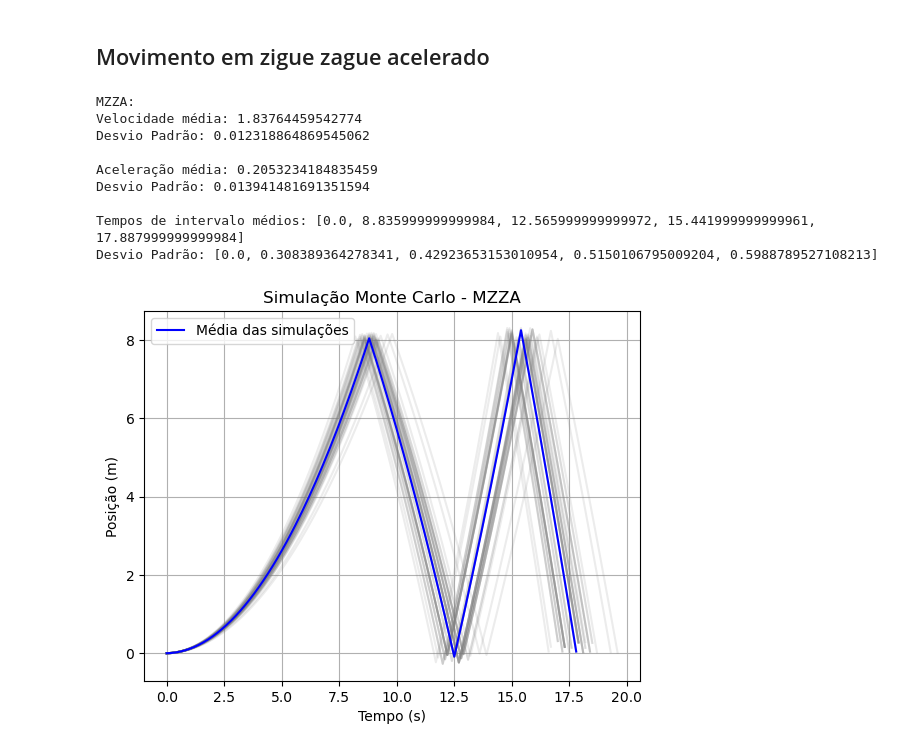
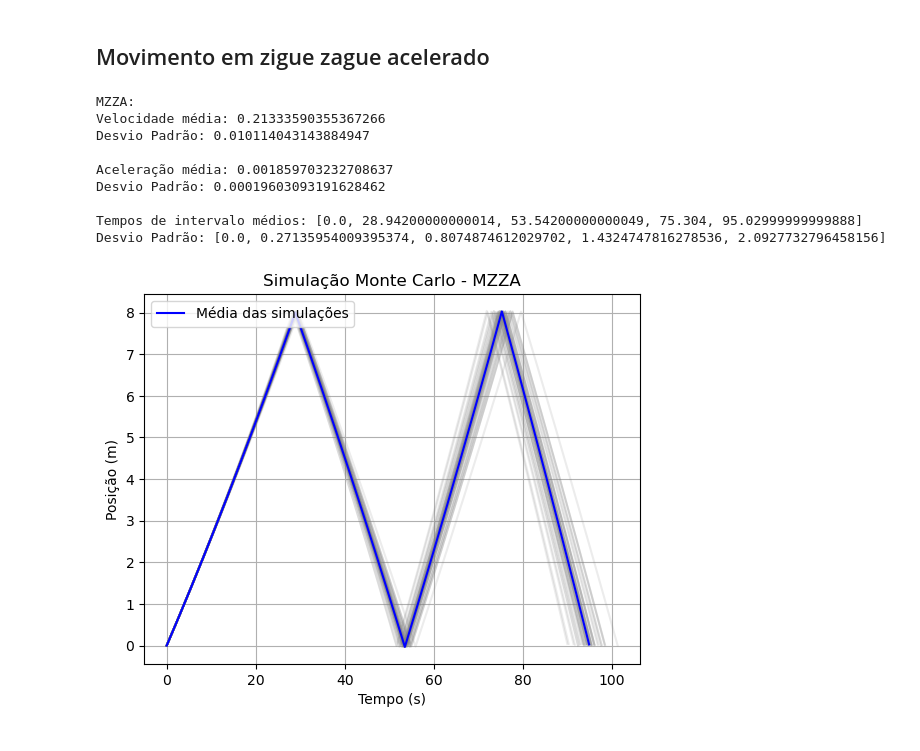
Before and after one commit to RafaBSales/MAC0209-EP2, a Jupyter notebook: ep2.ipynb, the cells around one changed output. Cells and saved outputs as stored; diff of their text form; code cells hidden in the pictures.

Commit message:
Correção método de monte carlo
Coloca os novos valores da aceleração e conserta a fórmula que calcula o
s em MRA

```diff
--- a/ep2.ipynb
+++ b/ep2.ipynb
@@ -1259,7 +1259,7 @@ def simulacaoMRA(dt, a):
     s = 0
     t = 0
     c = 1
-    v = 0
+    v = 0.25
 
     while (s <= 32):
 
@@ -1269,8 +1269,8 @@ def simulacaoMRA(dt, a):
         i_tempos.append(t)
 
         t += dt
-        v = a * t
-        s = v * t
+        v = 0.25 + a * t
+        s = (0.25 * t) + (a*(t*t))/2
 
         if (last <= c*8 and s >= c*8):
             c += 1
@@ -1278,9 +1278,8 @@ def simulacaoMRA(dt, a):
 
     return(espaco, i_tempos, i_breaks, v/2)
 
-vel = 0
-acc = 0.895066305471439
-dp = 0.046620981063429
+acc = 0.00188170573054493
+dp = 0.000101915725772187
 
 simulacoes = 50
 dt = 0.1
@@ -1374,7 +1373,7 @@ def simulacaoMZZA(dt, a):
 
     s = 0
     t = 0
-    v = 0
+    v = 0.25
 
     while (len(i_breaks) < 5):
 
@@ -1394,9 +1393,8 @@ def simulacaoMZZA(dt, a):
 
     return(espaco, i_tempos, i_breaks, v/2)
 
-vel = 0
-acc = 0.208360241633648
-dp = 0.0138010610033912
+acc = 0.00185819451838358
+dp = 0.000177068064590657
 
 simulacoes = 50
 dt = 0.1
@@ -1444,37 +1442,37 @@ print(f"Velocidade média: {vel_media}")
 print(f"Desvio Padrão: {vel_dp}\n")
 
 print(f"Aceleração média: {acc_media}")
 print(f"Desvio Padrão: {acc_dp}\n")
 
 print(f"Tempos de intervalo médios: {media_break}")
 print(f"Desvio Padrão: {dp_break}")
 
 df = pd.DataFrame(breaks, columns=['t0', 't1', 't2,', 't3', 't4'])
 df.to_csv('Dados/MZZA_tempos.csv', index=False, decimal=',')
 
 data = {'velocidade': velocidades, 'aceleração': aceleracoes}
 df = pd.DataFrame(data)
 df.to_csv('Dados/MZZA_dados.csv', index=False, decimal=',')
 
 for i in range(simulacoes):
     plt.plot(tempos[i], posicoes[i], color='gray', alpha=0.15)
 
 plt.plot(sim_media_t, sim_media_pos, color='blue', label="Média das simulações")
 
 plt.title(f"Simulação Monte Carlo - MZZA")
 plt.xlabel("Tempo (s)")
 plt.ylabel("Posição (m)")
 plt.legend(loc="upper left")
 plt.grid(True)
 plt.show()
 # %% [output]
 MZZA:
-Velocidade média: 1.83764459542774
-Desvio Padrão: 0.012318864869545062
+Velocidade média: 0.21333590355367266
+Desvio Padrão: 0.010114043143884947
 
-Aceleração média: 0.2053234184835459
-Desvio Padrão: 0.013941481691351594
+Aceleração média: 0.001859703232708637
+Desvio Padrão: 0.00019603093191628462
 
-Tempos de intervalo médios: [0.0, 8.835999999999984, 12.565999999999972, 15.441999999999961, 17.887999999999984]
-Desvio Padrão: [0.0, 0.308389364278341, 0.42923653153010954, 0.5150106795009204, 0.5988789527108213]
+Tempos de intervalo médios: [0.0, 28.94200000000014, 53.54200000000049, 75.304, 95.02999999999888]
+Desvio Padrão: [0.0, 0.27135954009395374, 0.8074874612029702, 1.4324747816278536, 2.0927732796458156]
-[figure, old version]
+[figure, new version]
```
Also changed, not shown: parts of 25 cells of this notebook.
